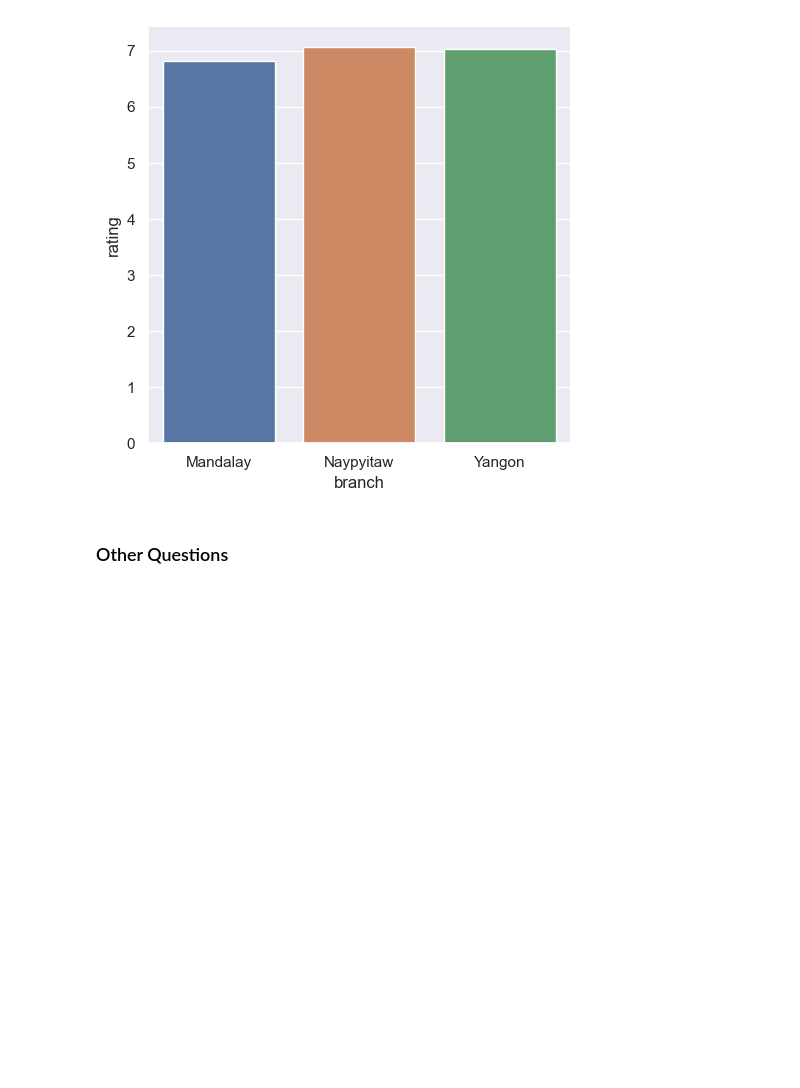
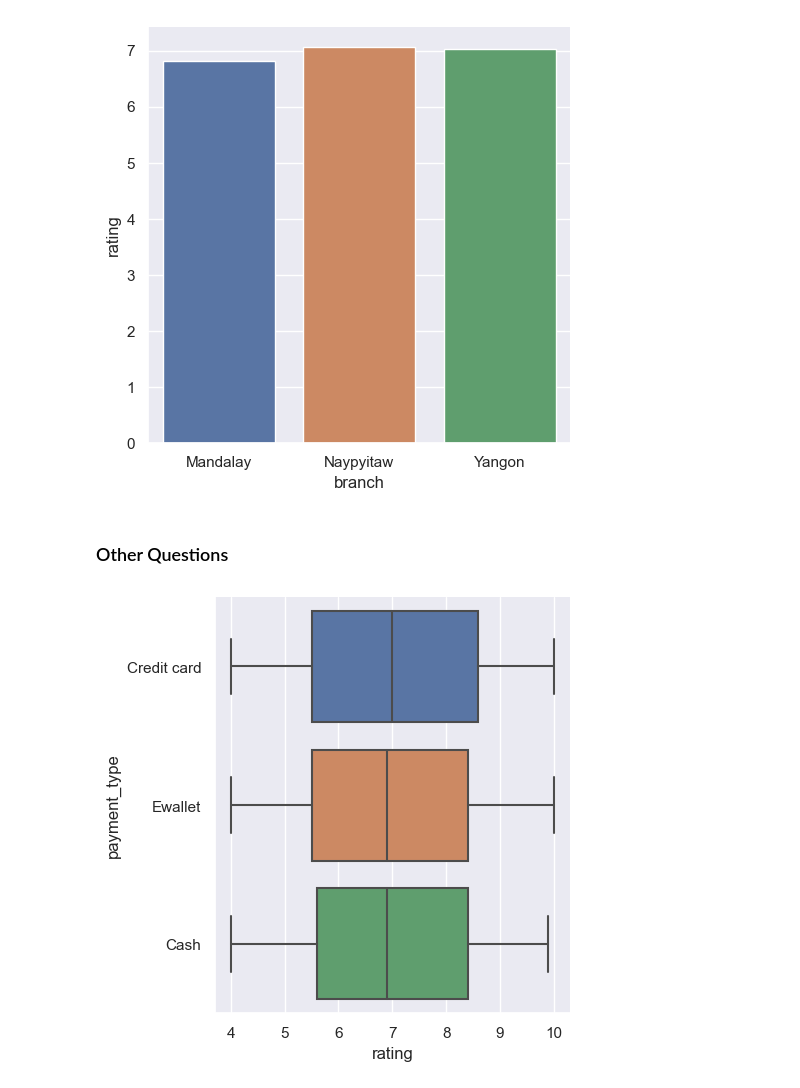
Before and after one commit to zdravoj/data-science-foundations, a Jupyter notebook: Supermarket_Sales/Supermarket_sales_analysis.ipynb, the cells around one changed output. Drawn from its saved outputs; the diff is of its cells as text; code cells hidden in the pictures; blank space fills up the shorter version.

Commit message:
complete other question graphs

```diff
--- a/Supermarket_Sales/Supermarket_sales_analysis.ipynb
+++ b/Supermarket_Sales/Supermarket_sales_analysis.ipynb
@@ -434,3 +435,13 @@ sns.catplot(
 [figure]
 # %% [markdown]
 ### Other Questions
+# %%
+# rating by payment
+sns.catplot(
+    data= supermarket_data,
+    y= 'payment_type',
+    x= 'rating',
+    kind= 'box'
+);
+# %% [output]
+[figure, added]
```
Also changed, not shown: parts of 14 cells of this notebook.
